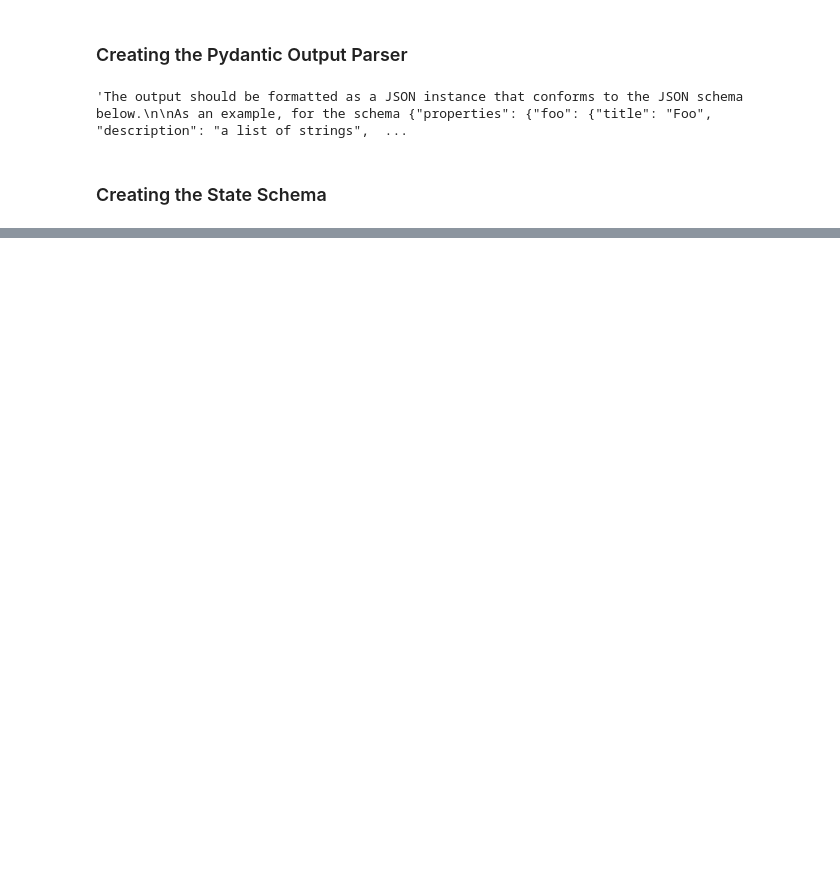
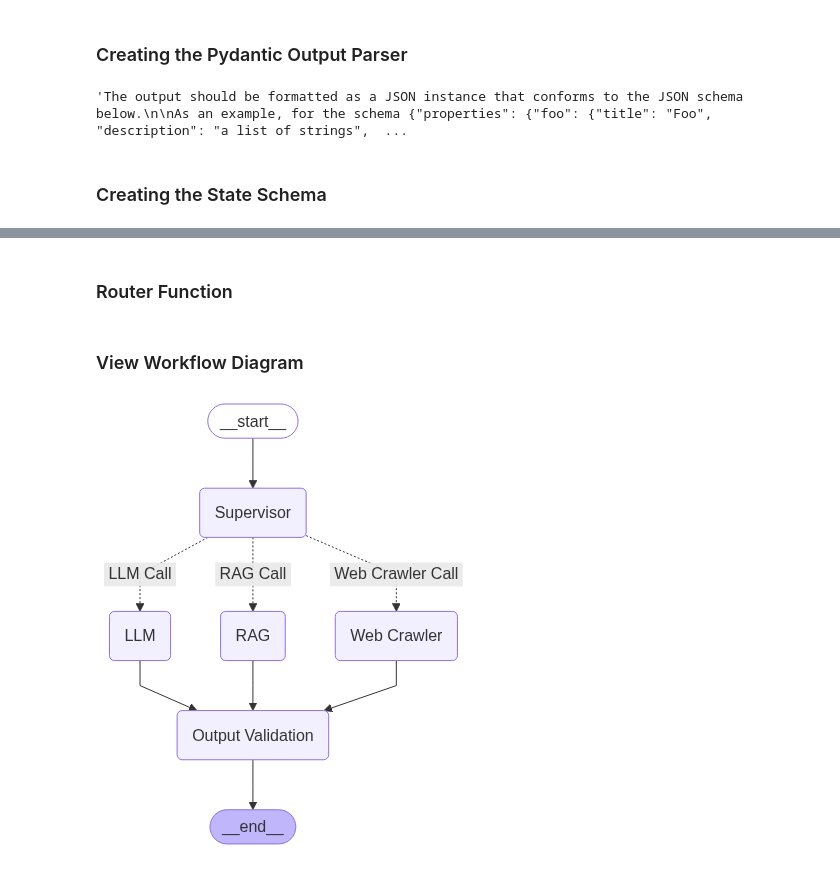
Before and after one commit to atriyodaripa/AgenticAI_Class_Assignments, a Jupyter notebook: Assignment 3/Assignment3.ipynb, the cells around one changed output, grey strips where cells are left out. Cells and saved outputs as stored; diff of their text form; code cells hidden in the pictures; blank space fills up the shorter version.

Commit message:
added the workflow

```diff
--- a/Assignment 3/Assignment3.ipynb
+++ b/Assignment 3/Assignment3.ipynb
@@ -159,6 +161,9 @@ def function_web_crawl(state:AgentState):
     )
     result = web_crawl_chain.invoke(question)
     return  {"messages": [result]}
+
+def function_validation(state:AgentState):
+    pass
 # %%
 state={"messages":["How to capture a Behavior of a wildlife?"]}
 function_rag(state)
@@ -195,13 +189,45 @@ print({"messages": [response.content]})
+# %% [markdown]
+### Router Function
 # %%
-def router(state:AgentState):
+def function_router(state:AgentState):
     print("-> Inside Router <-")
 
     last_message = state["messages"][-1]
     print(f"last_message: {last_message}")
 
-    if "___" in last_message.lower():
+    if "photography" in last_message.lower():
         return "RAG Call"
     elif "llm" in last_message.lower():
         return "LLM Call"
     else:
-        return "Web Crawler"
+        return "Web Crawler Call"
+# %%
+from langgraph.graph import StateGraph, END
+workflow = StateGraph(AgentState)
+workflow.add_node('Supervisor', function_supervisor)
+workflow.add_node('RAG', function_rag)
+workflow.add_node('LLM', function_llm)
+workflow.add_node('Web Crawler', function_web_crawl)
+workflow.add_node("Output Validation", function_validation)
+workflow.set_entry_point('Supervisor')
+workflow.add_conditional_edges(
+    'Supervisor',
+    function_router,
+    {
+        "RAG Call":"RAG",
+        "LLM Call":"LLM",
+        "Web Crawler Call":"Web Crawler"
+    }
+)
+workflow.add_edge("RAG", "Output Validation")
+workflow.add_edge("LLM", "Output Validation")
+workflow.add_edge("Web Crawler", "Output Validation")
+workflow.set_finish_point("Output Validation")
+app = workflow.compile()
+# %% [markdown]
+### View Workflow Diagram
+# %%
+from IPython.display import Image, display
+display(Image(app.get_graph().draw_mermaid_png()))
+# %% [output]
+[figure, added]
```
Also changed, not shown: parts of 6 cells of this notebook.
